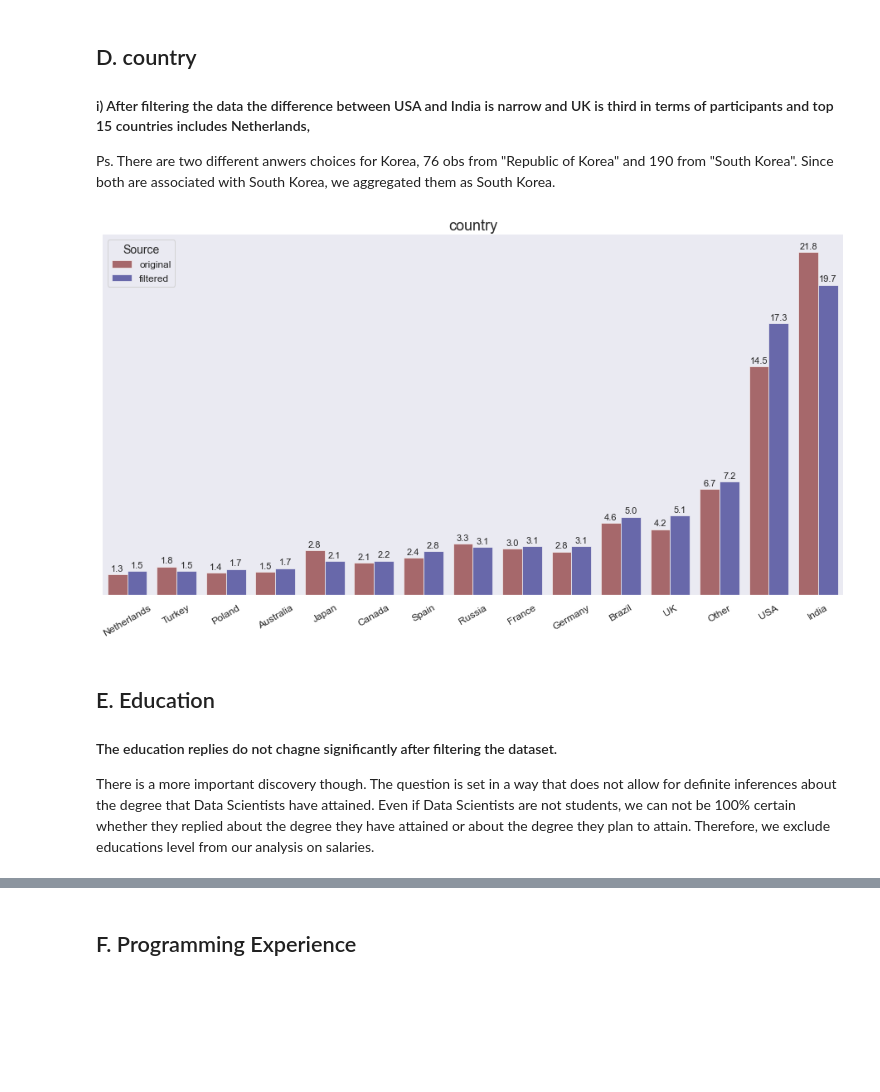
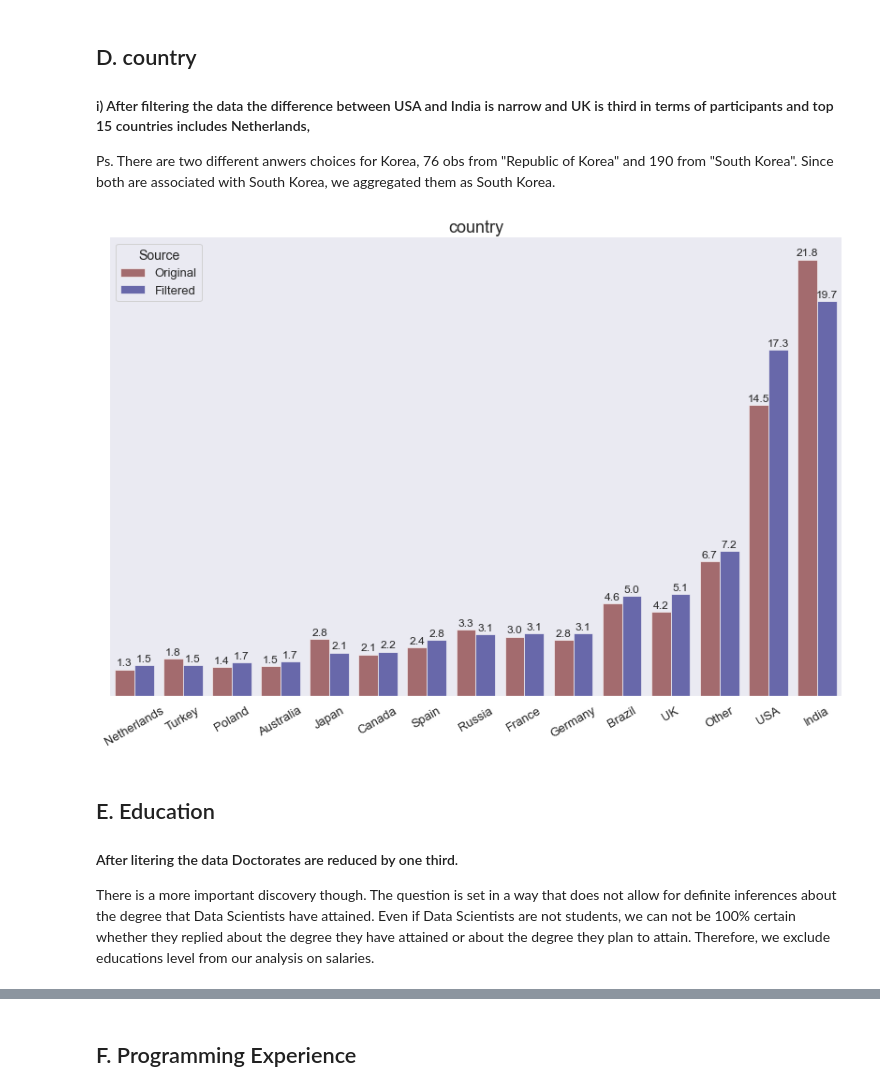
Before and after one commit to argythana/dsml_survey_20, a Jupyter notebook: notebooks/submit_draft.ipynb, the cells around one changed output, grey strips where cells are left out. Saved outputs shown, nothing was run; the diff lists cells and outputs as text; code cells hidden in the pictures; blank space fills up the shorter version.

```diff
--- a/notebooks/submit_draft.ipynb
+++ b/notebooks/submit_draft.ipynb
@@ -433,34 +433,34 @@ kglib.sns_plot_age_distribution(
 
 Ps. There are two different anwers choices for Korea, 76 obs from "Republic of Korea" and 190 from "South Korea". Since both are associated with South Korea, we aggregated them as South Korea.
 # %%
-Koreas = orig_df[orig_df.Q3.str.contains("Korea")].groupby('Q3').size()
-# Koreas
+Korea = orig_df[orig_df.Q3.str.contains("Korea")].groupby('Q3').size()
+# Korea
 
 column = "country"
 df = kglib.get_value_count_comparison(
     sr1=dataset1[column],
     sr2=dataset2[column],
     as_percentage=True
 )
 
-df = df[df.filtered > 1.5]
-df = df.sort_values(by="filtered")
+df = df[df.Filtered > 1.5]
+df = df.sort_values(by="Filtered")
 df = kglib.stack_value_count_comparison(df, "participants (%)")
 
 kglib.sns_plot_value_count_comparison(
     df,
-    width=16,
-    height=8,
+    width=14,
+    height=9,
     orientation="v",
     order_by_labels=False,
     x_ticklabels_rotation=30
 )
 # %% [output]
-[figure, old version]
+[figure, new version]
 # %% [markdown]
 ## E. Education
 
-#### The education replies do not chagne significantly after filtering the dataset.
+#### After litering the data Doctorates are reduced by one third.
 
 There is a more important discovery though. The question is set in a way that does not allow for definite inferences about the degree that Data Scientists have attained. Even if Data Scientists are not students, we can not be 100% certain whether they replied about the degree they have attained or about the degree they plan to attain. Therefore, we exclude educations level from our analysis on salaries.
 # %%
```
Also changed, not shown: parts of 17 cells of this notebook.
